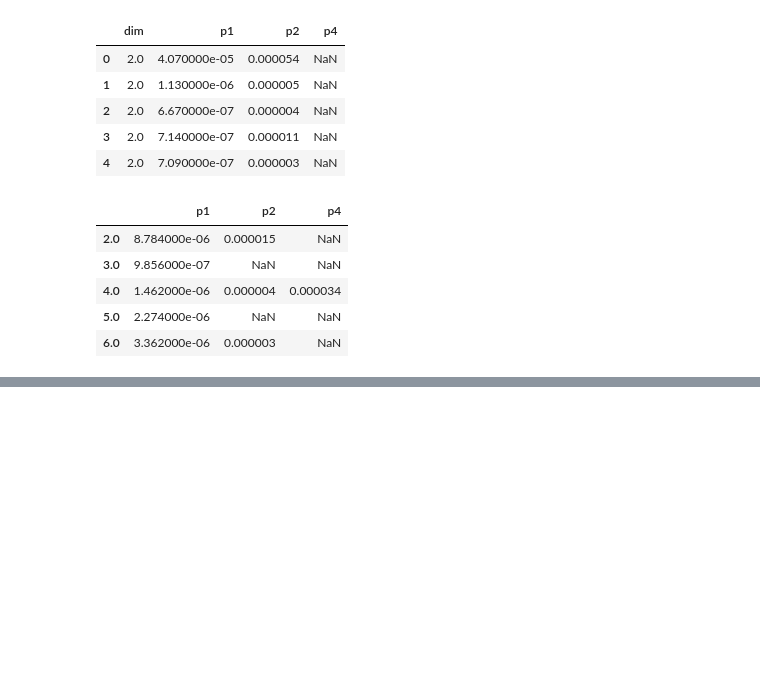
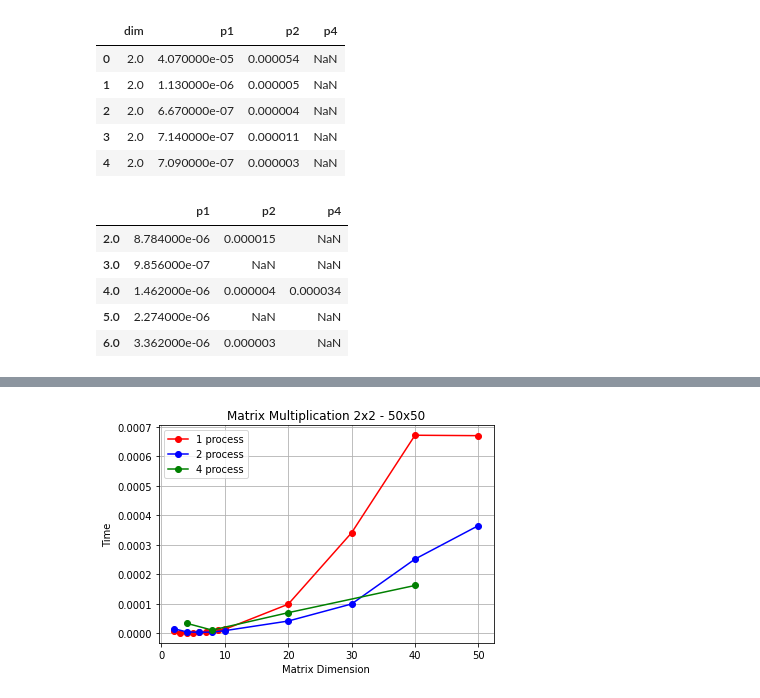
Before and after one commit to alexbrill/results_analysis, a Jupyter notebook: main.ipynb, the cells around one changed output, grey strips where cells are left out. Drawn from its saved outputs; the diff is of its cells as text; code cells hidden in the pictures; blank space fills up the shorter version.

```diff
--- a/main.ipynb
+++ b/main.ipynb
@@ -52 +56,17 @@ plt.show()
+# %%
+fig, ax = plt.subplots()
+ax.set_title("Matrix Multiplication 2x2 - 50x50")
+ax.set_ylabel("Time")
+ax.set_xlabel("Matrix Dimension")
+ax.grid()
+
+plt.plot(df[df.columns[0]][:50].index, df[df.columns[0]][:50], 'o-r')
+plt.plot(df[df.columns[1]][idx1][:50].index, df[df.columns[1]][idx1][:50], 'o-b')
+plt.plot(df[df.columns[2]][idx2][:50].index, df[df.columns[2]][idx2][:50], 'o-g')
+
+ax.legend(["1 process", "2 process", "4 process"])
+
+plt.show()
+# %% [output]
+[figure, added]
 # %%
```
Also changed, not shown: parts of 3 cells of this notebook.
